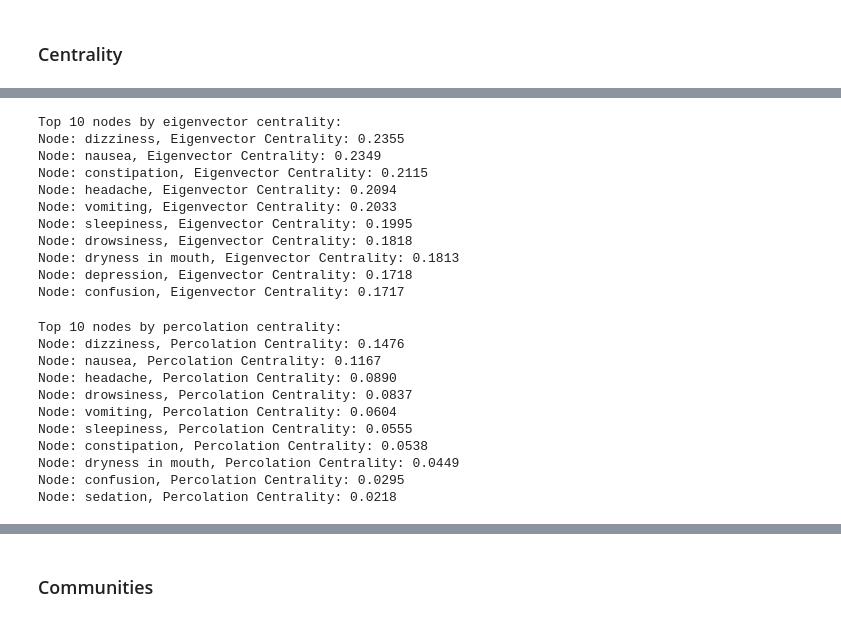
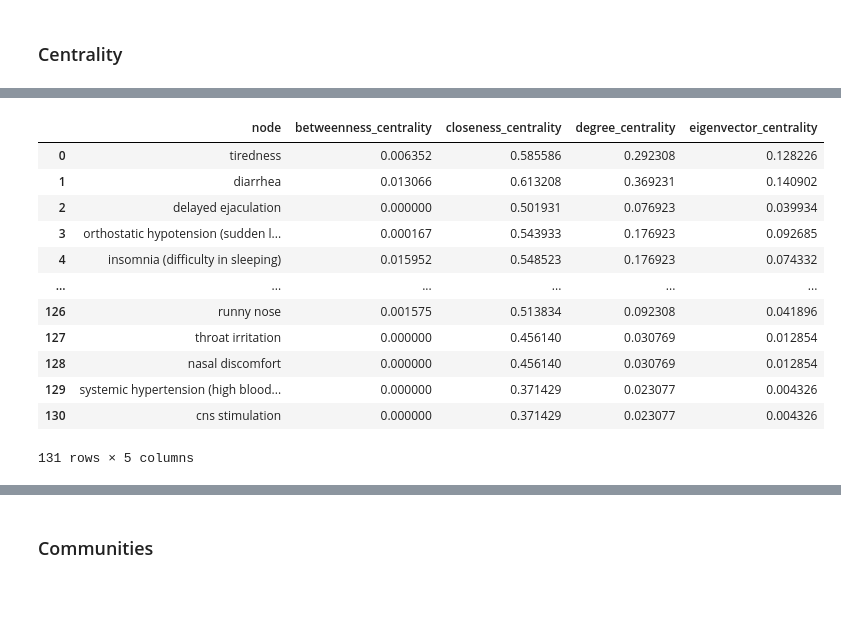
Before and after one commit to MylenaRoberta/medications-and-side-effects-networks, a Jupyter notebook: notebooks/03_initial-network-analysis.ipynb, the cells around one changed output, grey strips where cells are left out. Drawn from its saved outputs; the diff is of its cells as text; code cells hidden in the pictures; blank space fills up the shorter version.

Commit message:
WIP: store the centrality metrics in a dataframe

```diff
--- a/notebooks/03_initial-network-analysis.ipynb
+++ b/notebooks/03_initial-network-analysis.ipynb
@@ -351,6 +302,0 @@ Node: sedation, Betweenness Centrality: 0.0218
-# %%
-closeness = nx.closeness_centrality(side_effects_graph)
-top_closeness = sorted(closeness.items(), key=lambda x: x[1], reverse=True)[:10]
-print("Top 10 nodes by closeness centrality:")
-for node, centrality in top_closeness:
-    print(f"Node: {node}, Closeness Centrality: {centrality:.4f}")
@@ -369,6 +302,0 @@ Node: depression, Closeness Centrality: 0.6468
-# %%
-degree = nx.degree_centrality(side_effects_graph)
-top_degree = sorted(degree.items(), key=lambda x: x[1], reverse=True)[:10]
-print("Top 10 nodes by degree centrality:")
-for node, centrality in top_degree:
-    print(f"Node: {node}, Degree Centrality: {centrality:.4f}")
@@ -387,36 +302,0 @@ Node: depression, Degree Centrality: 0.4538
-# %%
-eigenvector = nx.eigenvector_centrality(side_effects_graph)
-top_eigenvector = sorted(eigenvector.items(), key=lambda x: x[1], reverse=True)[:10]
-print("Top 10 nodes by eigenvector centrality:")
-for node, centrality in top_eigenvector:
-    print(f"Node: {node}, Eigenvector Centrality: {centrality:.4f}")
-# %% [output]
-Top 10 nodes by eigenvector centrality:
-Node: dizziness, Eigenvector Centrality: 0.2355
-Node: nausea, Eigenvector Centrality: 0.2349
-Node: constipation, Eigenvector Centrality: 0.2115
-Node: headache, Eigenvector Centrality: 0.2094
-Node: vomiting, Eigenvector Centrality: 0.2033
-Node: sleepiness, Eigenvector Centrality: 0.1995
-Node: drowsiness, Eigenvector Centrality: 0.1818
-Node: dryness in mouth, Eigenvector Centrality: 0.1813
-Node: depression, Eigenvector Centrality: 0.1718
-Node: confusion, Eigenvector Centrality: 0.1717
-# %%
-percolation = nx.percolation_centrality(side_effects_graph)
-top_percolation = sorted(percolation.items(), key=lambda x: x[1], reverse=True)[:10]
-print("Top 10 nodes by percolation centrality:")
-for node, centrality in top_percolation:
-    print(f"Node: {node}, Percolation Centrality: {centrality:.4f}")
-# %% [output]
-Top 10 nodes by percolation centrality:
-Node: dizziness, Percolation Centrality: 0.1476
-Node: nausea, Percolation Centrality: 0.1167
-Node: headache, Percolation Centrality: 0.0890
-Node: drowsiness, Percolation Centrality: 0.0837
-Node: vomiting, Percolation Centrality: 0.0604
-Node: sleepiness, Percolation Centrality: 0.0555
-Node: constipation, Percolation Centrality: 0.0538
-Node: dryness in mouth, Percolation Centrality: 0.0449
-Node: confusion, Percolation Centrality: 0.0295
-Node: sedation, Percolation Centrality: 0.0218
@@ -422,0 +309,24 @@ Node: sedation, Percolation Centrality: 0.0218
+# %%
+# create a dataframe to store the centrality measures for nodes in the largest connected component
+centrality_df = pd.DataFrame({
+    'node': list(side_effects_graph.nodes()),
+    'betweenness_centrality': [betweenness[node] for node in side_effects_graph.nodes()],
+    'closeness_centrality': [closeness[node] for node in side_effects_graph.nodes()],
+    'degree_centrality': [degree[node] for node in side_effects_graph.nodes()],
+    'eigenvector_centrality': [eigenvector[node] for node in side_effects_graph.nodes()]
+})
+centrality_df
+# %% [output]
+|  | node | betweenness_centrality | closeness_centrality | degree_centrality | eigenvector_centrality |
+| 0 | tiredness | 0.006352 | 0.585586 | 0.292308 | 0.128226 |
+| 1 | diarrhea | 0.013066 | 0.613208 | 0.369231 | 0.140902 |
+| 2 | delayed ejaculation | 0.000000 | 0.501931 | 0.076923 | 0.039934 |
+| 3 | orthostatic hypotension (sudden l... | 0.000167 | 0.543933 | 0.176923 | 0.092685 |
+| 4 | insomnia (difficulty in sleeping) | 0.015952 | 0.548523 | 0.176923 | 0.074332 |
+| ... | ... | ... | ... | ... | ... |
+| 126 | runny nose | 0.001575 | 0.513834 | 0.092308 | 0.041896 |
+| 127 | throat irritation | 0.000000 | 0.456140 | 0.030769 | 0.012854 |
+| 128 | nasal discomfort | 0.000000 | 0.456140 | 0.030769 | 0.012854 |
+| 129 | systemic hypertension (high blood... | 0.000000 | 0.371429 | 0.023077 | 0.004326 |
+| 130 | cns stimulation | 0.000000 | 0.371429 | 0.023077 | 0.004326 |
+131 rows × 5 columns
```
Also changed, not shown: parts of 20 cells of this notebook, 1 other file.
